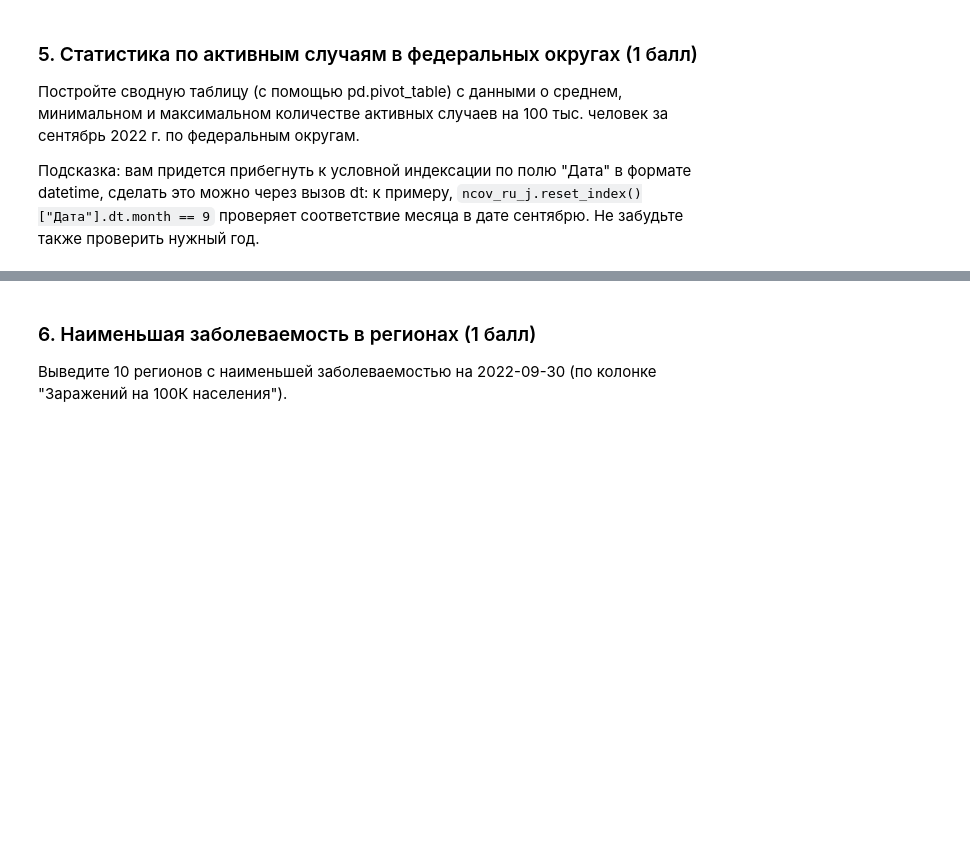
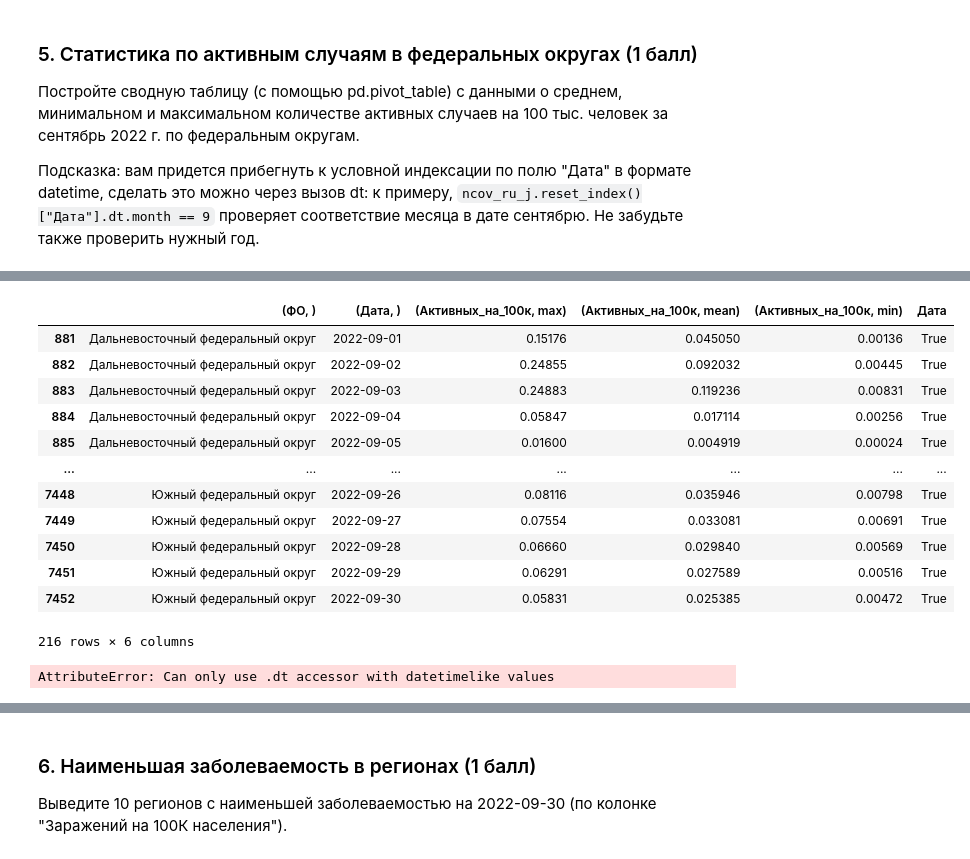
Before and after one commit to vovademar/MML, a Jupyter notebook: HW1/Вальдемар Сергеевич Медведев - ДЗ_1_Работа_с_Pandas.ipynb, the cells around one changed output, grey strips where cells are left out. Drawn from its saved outputs; the diff is of its cells as text; code cells hidden in the pictures; blank space fills up the shorter version.

```diff
--- a/HW1/Вальдемар Сергеевич Медведев - ДЗ_1_Работа_с_Pandas.ipynb
+++ b/HW1/Вальдемар Сергеевич Медведев - ДЗ_1_Работа_с_Pandas.ipynb
@@ -245,0 +294,35 @@ asd
+# %%
+from statistics import mean
+# df_copy = df.copy()
+# #df_copy =
+# df_copy.index
+new = df.pivot_table(index=['ФО','Дата'], aggfunc= {'Активных_на_100к': ['min', 'mean', 'max']})
+new = new.reset_index()
+new_year = new.reset_index()['Дата'].dt.year == 2022
+new_mounth = new.reset_index()['Дата'].dt.month == 9
+n = new_year&new_mounth
+new = new.join(n)
+new = new[new.Дата == True]
+new
+#new = new.assign(average = mean(new['(Активных_на_100к, mean)']))
+# %% [output]
+|  | (ФО, ) | (Дата, ) | (Активных_на_100к, max) | (Активных_на_100к, mean) | (Активных_на_100к, min) | Дата |
+| 881 | Дальневосточный федеральный округ | 2022-09-01 | 0.15176 | 0.045050 | 0.00136 | True |
+| 882 | Дальневосточный федеральный округ | 2022-09-02 | 0.24855 | 0.092032 | 0.00445 | True |
+| 883 | Дальневосточный федеральный округ | 2022-09-03 | 0.24883 | 0.119236 | 0.00831 | True |
+| 884 | Дальневосточный федеральный округ | 2022-09-04 | 0.05847 | 0.017114 | 0.00256 | True |
+| 885 | Дальневосточный федеральный округ | 2022-09-05 | 0.01600 | 0.004919 | 0.00024 | True |
+| ... | ... | ... | ... | ... | ... | ... |
+| 7448 | Южный федеральный округ | 2022-09-26 | 0.08116 | 0.035946 | 0.00798 | True |
+| 7449 | Южный федеральный округ | 2022-09-27 | 0.07554 | 0.033081 | 0.00691 | True |
+| 7450 | Южный федеральный округ | 2022-09-28 | 0.06660 | 0.029840 | 0.00569 | True |
+| 7451 | Южный федеральный округ | 2022-09-29 | 0.06291 | 0.027589 | 0.00516 | True |
+| 7452 | Южный федеральный округ | 2022-09-30 | 0.05831 | 0.025385 | 0.00472 | True |
+216 rows × 6 columns
+# %%
+df_copy = df.copy()
+df_copy = df_copy.reset_index()['Дата'].dt.year == 2022
+df_copy = df_copy.reset_index()['Дата'].dt.month == 9
+df_copy.index
+# %% [output]
+AttributeError: Can only use .dt accessor with datetimelike values
```
Also changed, not shown: parts of 10 cells of this notebook.
